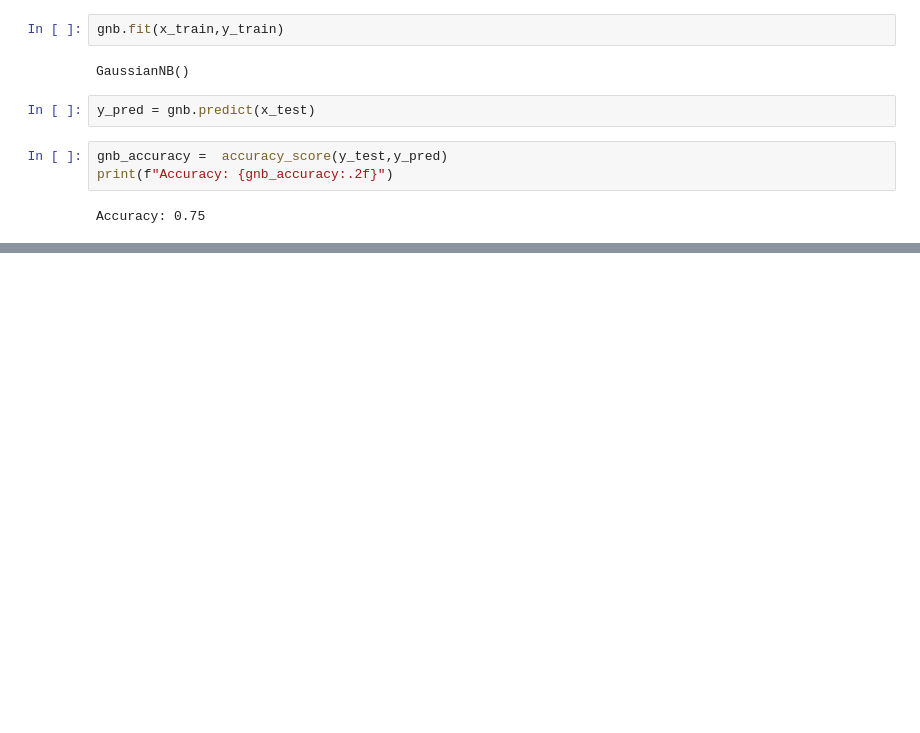
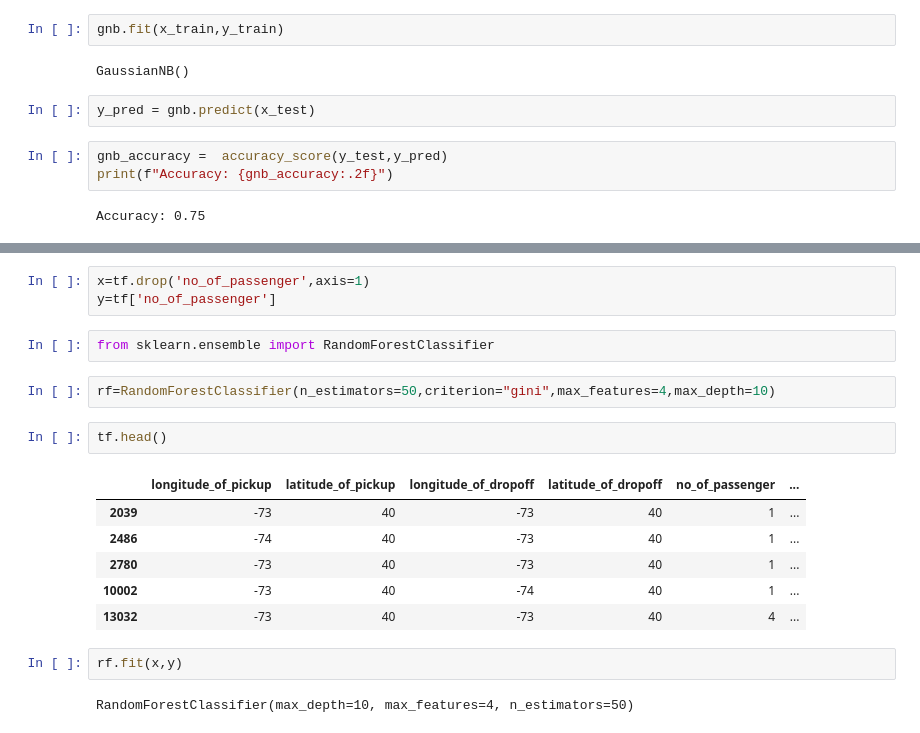
Before and after one commit to Anonymous3017/AI-ML-Training, a Jupyter notebook: Day_11_Ayush_Track_2.ipynb, the cells around one changed output, grey strips where cells are left out. Cells and saved outputs as stored; diff of their text form; blank space fills up the shorter version.

```diff
--- a/Day_11_Ayush_Track_2.ipynb
+++ b/Day_11_Ayush_Track_2.ipynb
@@ -677,0 +858,20 @@ Accuracy: 0.75
+# %%
+x=tf.drop('no_of_passenger',axis=1)
+y=tf['no_of_passenger']
+# %%
+from sklearn.ensemble import RandomForestClassifier
+# %%
+rf=RandomForestClassifier(n_estimators=50,criterion="gini",max_features=4,max_depth=10)
+# %%
+tf.head()
+# %% [output]
+|  | longitude_of_pickup | latitude_of_pickup | longitude_of_dropoff | latitude_of_dropoff | no_of_passenger | ... |
+| 2039 | -73 | 40 | -73 | 40 | 1 | ... |
+| 2486 | -74 | 40 | -73 | 40 | 1 | ... |
+| 2780 | -73 | 40 | -73 | 40 | 1 | ... |
+| 10002 | -73 | 40 | -74 | 40 | 1 | ... |
+| 13032 | -73 | 40 | -73 | 40 | 4 | ... |
+# %%
+rf.fit(x,y)
+# %% [output]
+RandomForestClassifier(max_depth=10, max_features=4, n_estimators=50)
```
Also changed, not shown: parts of 32 cells of this notebook.
